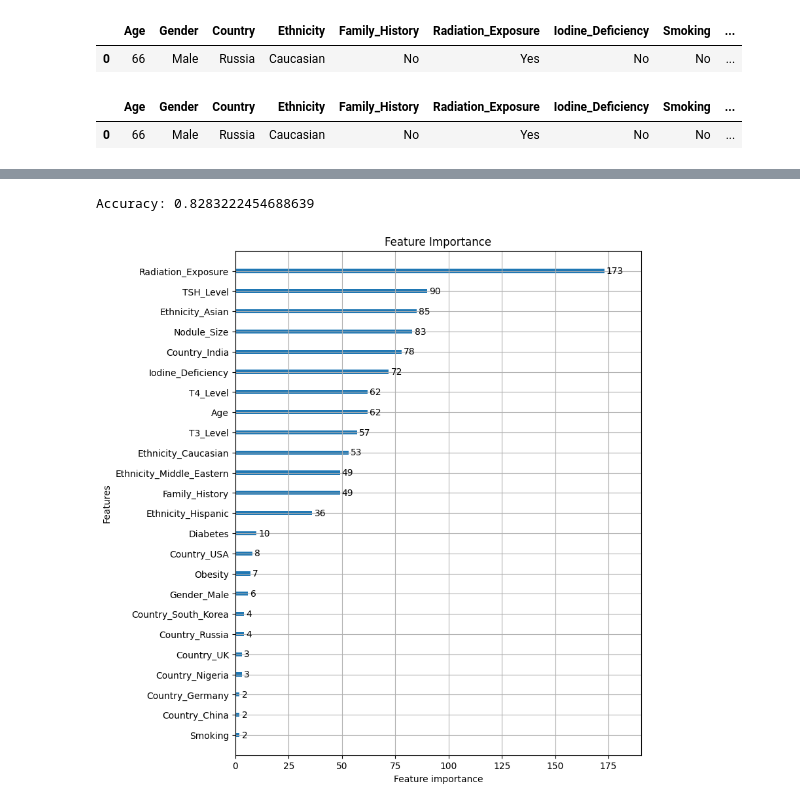
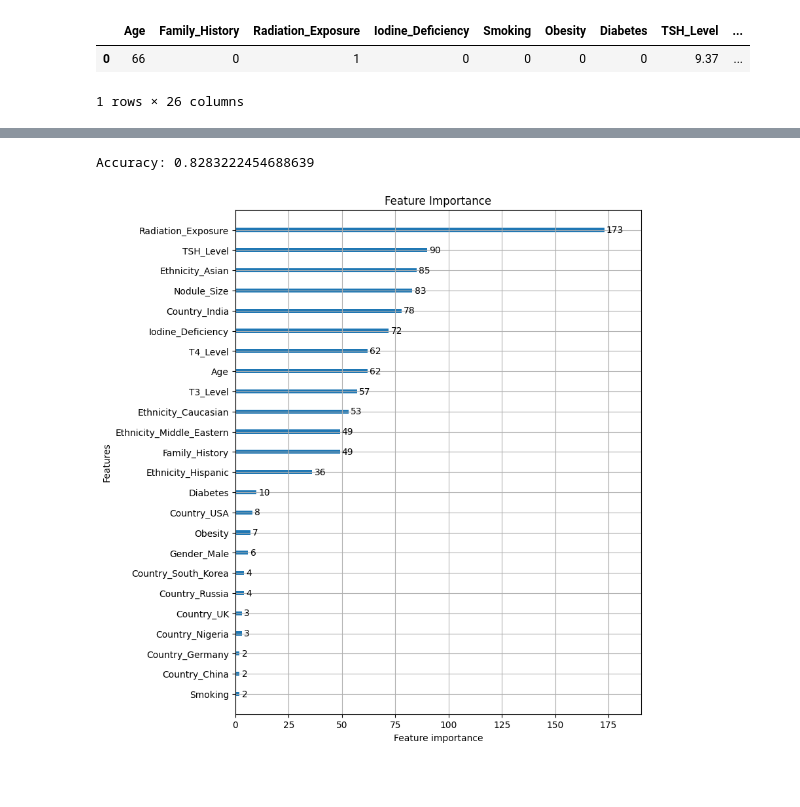
Before and after one commit to Sanusai/Proyecto2, a Jupyter notebook: modelos/modelo.ipynb, the cells around one changed output, grey strips where cells are left out. Saved outputs shown, nothing was run; the diff lists cells and outputs as text; code cells hidden in the pictures; blank space fills up the shorter version.

Commit message:
actualizacion ficheros

```diff
--- a/modelos/modelo.ipynb
+++ b/modelos/modelo.ipynb
@@ -26,10 +9,13 @@ df
+# %%
+# Configuración de rutas
+base_dir = os.getcwd()
+fichero_path = os.path.join(
+    base_dir, "..", "data", "processed", "thiroid_cancer_processed.csv"
+)
 # %%
+df = pd.read_csv(fichero_path)
 df.head(1)
 # %% [output]
-|  | Age | Gender | Country | Ethnicity | Family_History | Radiation_Exposure | Iodine_Deficiency | Smoking | ... |
-| 0 | 66 | Male | Russia | Caucasian | No | Yes | No | No | ... |
+|  | Age | Family_History | Radiation_Exposure | Iodine_Deficiency | Smoking | Obesity | Diabetes | TSH_Level | ... |
+| 0 | 66 | 0 | 1 | 0 | 0 | 0 | 0 | 9.37 | ... |
+1 rows × 26 columns
-# %%
-df.head(1)
-# %% [output]
-|  | Age | Gender | Country | Ethnicity | Family_History | Radiation_Exposure | Iodine_Deficiency | Smoking | ... |
-| 0 | 66 | Male | Russia | Caucasian | No | Yes | No | No | ... |
```
Also changed, not shown: parts of 7 cells of this notebook, 4 other files.
